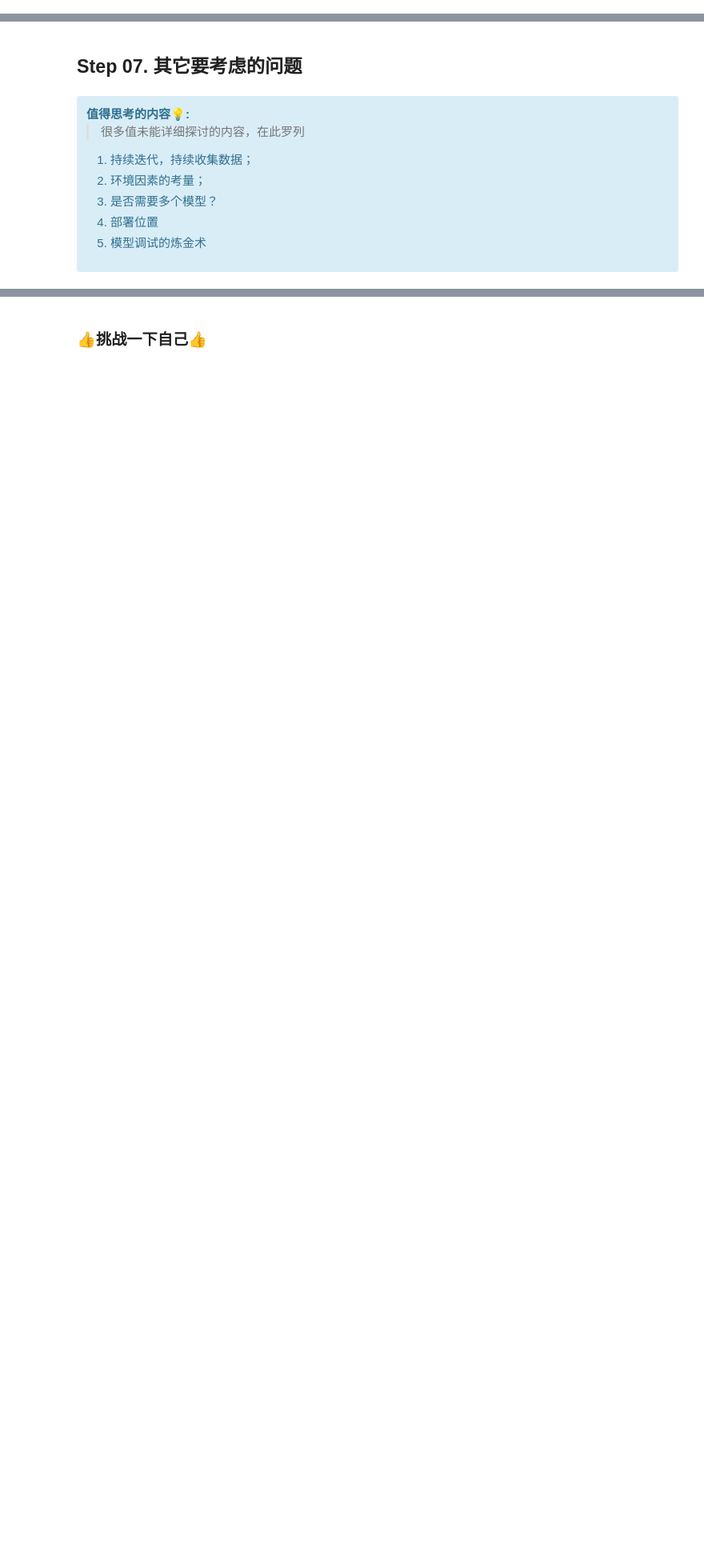
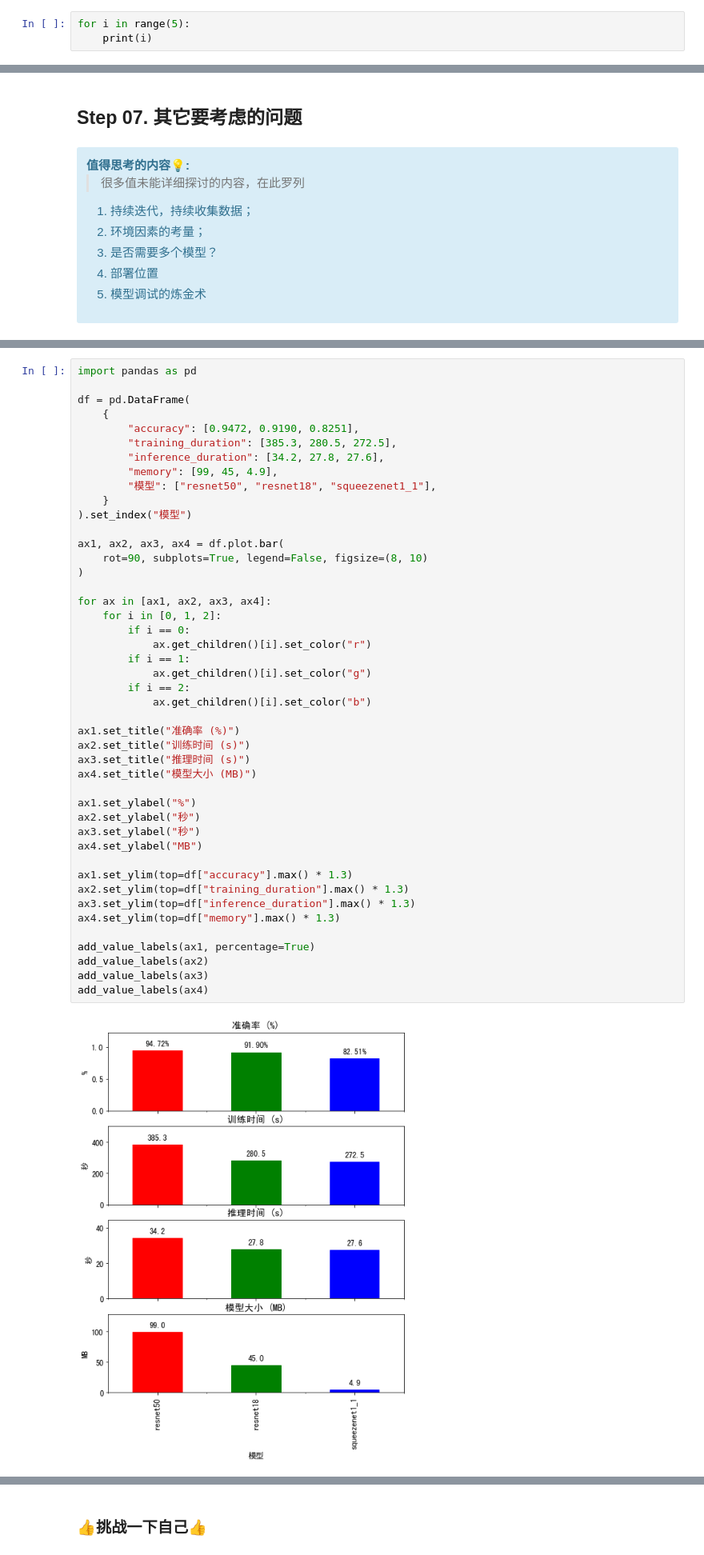
Before and after one commit to ddebby/First_AI_Project, a Jupyter notebook: 01.lab_your_first_ai_project.ipynb, the cells around one changed output, grey strips where cells are left out. Shown: that part at 80% size. Cells and saved outputs as stored; diff of their text form; blank space fills up the shorter version.

```diff
--- a/01.lab_your_first_ai_project.ipynb
+++ b/01.lab_your_first_ai_project.ipynb
@@ -91,0 +103,3 @@ print("hello world")
+# %%
+for i in range(5):
+    print(i)
@@ -847,0 +1106,47 @@ main()
+# %%
+import pandas as pd
+
+df = pd.DataFrame(
+    {
+        "accuracy": [0.9472, 0.9190, 0.8251],
+        "training_duration": [385.3, 280.5, 272.5],
+        "inference_duration": [34.2, 27.8, 27.6],
+        "memory": [99, 45, 4.9],
+        "模型": ["resnet50", "resnet18", "squeezenet1_1"],
+    }
+).set_index("模型")
+
+ax1, ax2, ax3, ax4 = df.plot.bar(
+    rot=90, subplots=True, legend=False, figsize=(8, 10)
+)
+
+for ax in [ax1, ax2, ax3, ax4]:
+    for i in [0, 1, 2]:
+        if i == 0:
+            ax.get_children()[i].set_color("r")
+        if i == 1:
+            ax.get_children()[i].set_color("g")
+        if i == 2:
+            ax.get_children()[i].set_color("b")
+
+ax1.set_title("准确率 (%)")
+ax2.set_title("训练时间 (s)")
+ax3.set_title("推理时间 (s)")
+ax4.set_title("模型大小 (MB)")
+
+ax1.set_ylabel("%")
+ax2.set_ylabel("秒")
+ax3.set_ylabel("秒")
+ax4.set_ylabel("MB")
+
+ax1.set_ylim(top=df["accuracy"].max() * 1.3)
+ax2.set_ylim(top=df["training_duration"].max() * 1.3)
+ax3.set_ylim(top=df["inference_duration"].max() * 1.3)
+ax4.set_ylim(top=df["memory"].max() * 1.3)
+
+add_value_labels(ax1, percentage=True)
+add_value_labels(ax2)
+add_value_labels(ax3)
+add_value_labels(ax4)
+# %% [output]
+[figure, added]
```
Also changed, not shown: parts of 96 cells of this notebook, 8 other files.
